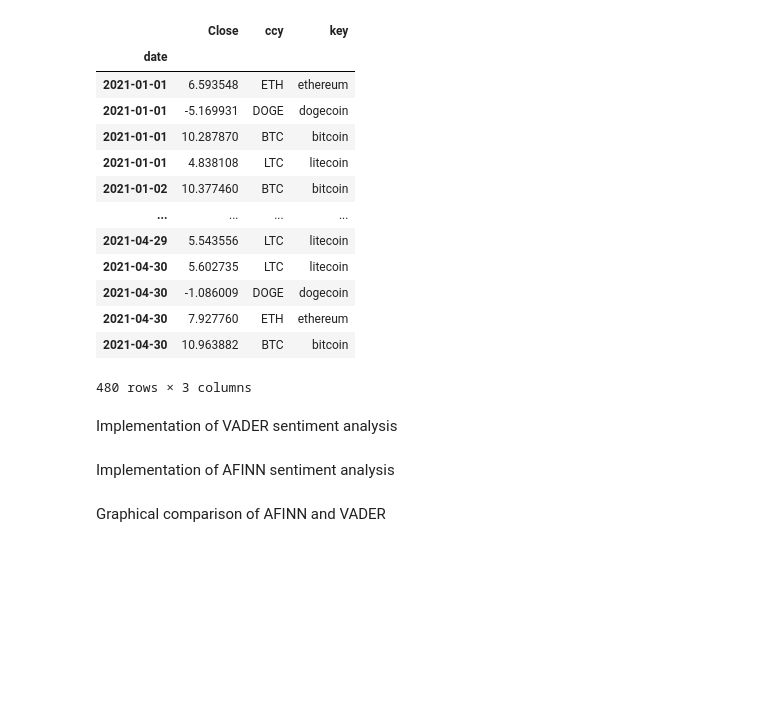
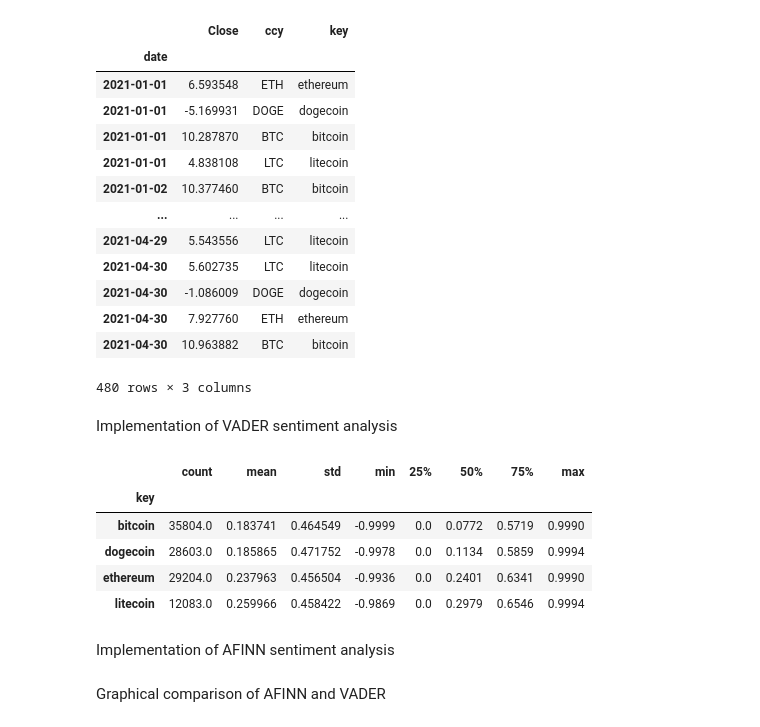
Before and after one commit to NumEconCopenhagen/Blockchain_Economics, a Jupyter notebook: Reddit_comments.ipynb, the cells around one changed output. Saved outputs shown, nothing was run; the diff lists cells and outputs as text; code cells hidden in the pictures; blank space fills up the shorter version.

```diff
--- a/Reddit_comments.ipynb
+++ b/Reddit_comments.ipynb
@@ -218,6 +218,15 @@ crypto_lists['vader_scores'] = crypto_lists['comment'].apply(lambda comment: sid
 crypto_lists['vader']  = crypto_lists['vader_scores'].apply(lambda score_dict: score_dict['compound'])
 
 #crypto_lists.head()
+# %%
+crypto_lists.groupby('key')['vader'].describe()
+# %% [output]
+|  | count | mean | std | min | 25% | 50% | 75% | max |
+| key |  |  |  |  |  |  |  |  |
+| bitcoin | 35804.0 | 0.183741 | 0.464549 | -0.9999 | 0.0 | 0.0772 | 0.5719 | 0.9990 |
+| dogecoin | 28603.0 | 0.185865 | 0.471752 | -0.9978 | 0.0 | 0.1134 | 0.5859 | 0.9994 |
+| ethereum | 29204.0 | 0.237963 | 0.456504 | -0.9936 | 0.0 | 0.2401 | 0.6341 | 0.9990 |
+| litecoin | 12083.0 | 0.259966 | 0.458422 | -0.9869 | 0.0 | 0.2979 | 0.6546 | 0.9994 |
 # %% [markdown]
 Implementation of AFINN sentiment analysis
 # %%
```
Also changed, not shown: parts of 9 cells of this notebook.
